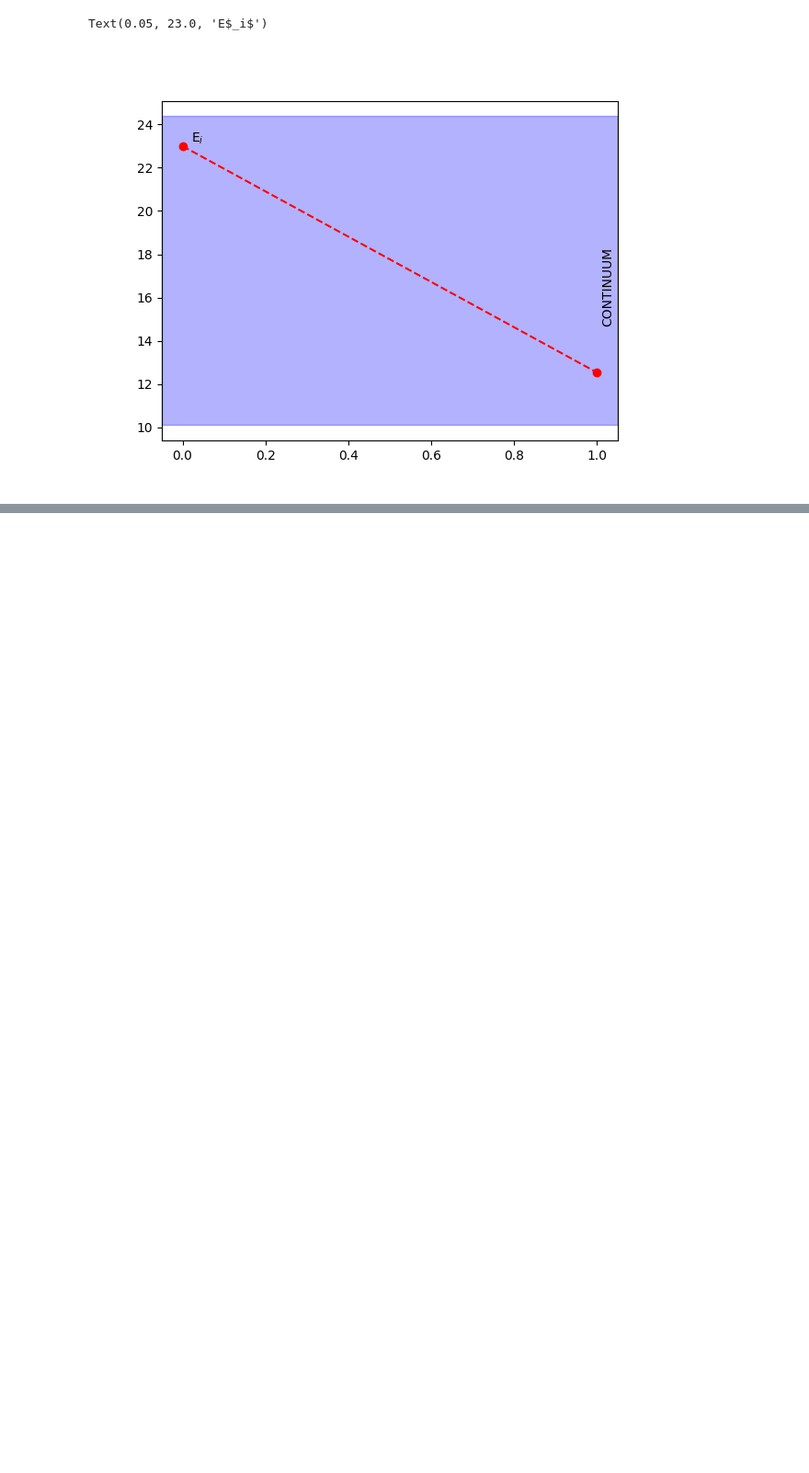
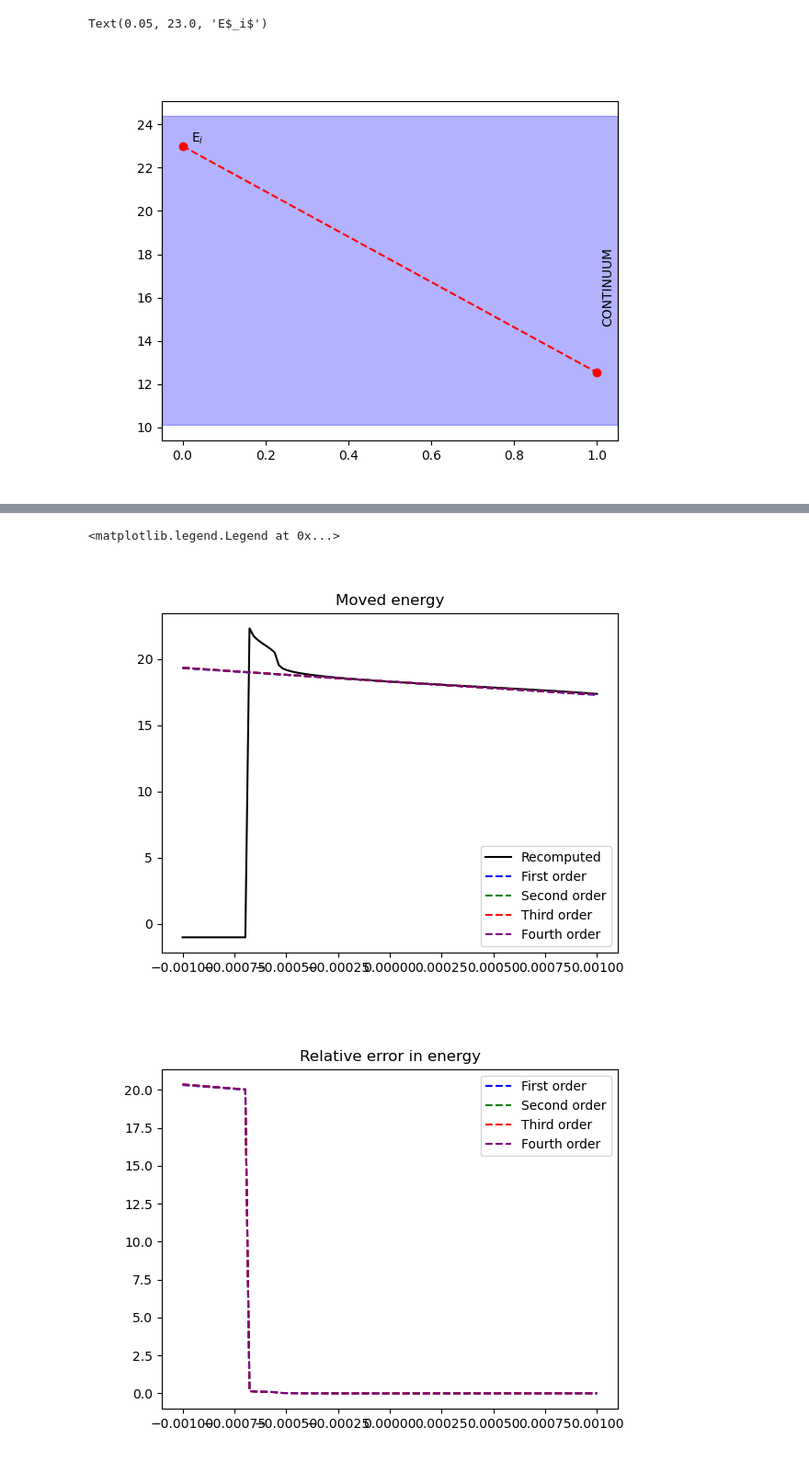
Before and after one commit to Pabce/chipmunc, a Jupyter notebook: test_pathgradient.ipynb, the cells around one changed output, grey strips where cells are left out. Shown at 92% size. Cells and saved outputs as stored; diff of their text form; code cells hidden in the pictures; blank space fills up the shorter version.

```diff
--- a/test_pathgradient.ipynb
+++ b/test_pathgradient.ipynb
@@ -18,9 +18,10 @@ jax_cdf_differential_decay_width_vmap = vmap(jax_cdf_differential_decay_width_vm
 jax_cdf_norm_vmap = vmap(jax_cdf_norm_jit, in_axes=(0, None, None), out_axes=0)
 # %%
 # Get the gradients
-grad_cdf_differential_decay_width = grad(jax_cdf_differential_decay_width, argnums=(0, 4))
+grad_cdf_differential_decay_width = grad(jax_cdf_differential_decay_width, argnums=(0, 1, 4))
 
 grad_x_cdf_differential_decay_width = grad(jax_cdf_differential_decay_width, argnums=(0))
+grad_i_cdf_differential_decay_width = grad(jax_cdf_differential_decay_width, argnums=(1))
 grad_theta_cdf_differential_decay_width = grad(jax_cdf_differential_decay_width, argnums=(4))
 grad2_xtheta_cdf_differential_decay_width = grad(grad_x_cdf_differential_decay_width, argnums=(4))
 grad2_thetatheta_cdf_differential_decay_width = grad(grad_theta_cdf_differential_decay_width, argnums=(4))
@@ -29,8 +30,11 @@ grad_cdf_norm = grad(jax_cdf_norm, argnums=(0, 2))
 grad_total_decay_width_to_discrete = grad(jax_total_decay_width_to_discrete, argnums=(0))
 
 grad_continuum_cut = grad(jax_continuum_cut, argnums=(3))
+grad_i_continuum_cut = grad(grad_continuum_cut, argnums=(0))
+
 grad2_continuum_cut = grad(grad_continuum_cut, argnums=(3))
 grad3_continuum_cut = grad(grad2_continuum_cut, argnums=(3))
+grad4_continuum_cut = grad(grad3_continuum_cut, argnums=(3))
 
 # cdf_norm = jax_cdf_norm(23.0, DISCRETE_CONTINUUM_BOUNDARY, 0.01)
 # print(cdf_norm, "cdf_norm")
@@ -53,8 +57,15 @@ def grad_theta_x(final_energy, initial_energy, discrete_energies, discrete_conti
 
     return grad_theta_x_val
 
+def grad_theta_i(final_energy, initial_energy, discrete_energies, discrete_continuum_boundary, disp_parameter):
+    grad_i_cdf = grad_i_cdf_differential_decay_width(final_energy, initial_energy, discrete_energies, discrete_continuum_boundary, disp_parameter)
+    grad_theta_cdf = grad_theta_cdf_differential_decay_width(final_energy, initial_energy, discrete_energies, discrete_continuum_boundary, disp_parameter)
+
+    return - grad_theta_cdf / grad_i_cdf
+
 grad2_theta_x = grad(grad_theta_x, argnums=(4))
 grad3_theta_x = grad(grad2_theta_x, argnums=(4))
+grad4_theta_x = grad(grad3_theta_x, argnums=(4))
 
 def grad2_theta_x_explicit(final_energy, initial_energy, discrete_energies, discrete_continuum_boundary, disp_parameter):
     grad_x_cdf = grad_x_cdf_differential_decay_width(final_energy, initial_energy, discrete_energies, discrete_continuum_boundary, disp_parameter)
@@ -281,7 +288,7 @@ discrete_energies = DISCRETE_ENERGIES
 discrete_continuum_boundary = DISCRETE_CONTINUUM_BOUNDARY
 disp_parameter = 0.01
 
-epsilon = 10e-4
+epsilon = 1e-4
 
 # Sample an event and compute the gradients w.r.t. the disp_parameter
 r = 0.4
@@ -324,11 +405,12 @@ Recomputed
 # %%
+%matplotlib widget
 # Let's try and "move" an event
 initial_energy = 23.0
 discrete_energies = DISCRETE_ENERGIES
 discrete_continuum_boundary = DISCRETE_CONTINUUM_BOUNDARY
 disp_parameter = 0.01
 
-epsilons = np.linspace(-0.001, 0.001, 50)
+epsilons = np.linspace(-0.001, 0.001, 100)
 
 moved_energies_1 = []
 moved_continuum_cuts_1 = []
@@ -336,12 +418,14 @@ moved_energies_2 = []
 moved_continuum_cuts_2 = []
 moved_energies_3 = []
 moved_continuum_cuts_3 = []
+moved_energies_4 = []
+moved_continuum_cuts_4 = []
 
 recomputed_energies = []
 recomputed_continuum_cuts = []
 
 # Sample an event and compute the gradients w.r.t. the disp_parameter
-r = 0.2
+r = 0.5
 
 # Sample energy and compute gradients
 next_energy, continuum_cut = spicy_inverse_cdf_differential_decay_width(
@@ -353,8 +437,10 @@ grad_thx = grad_theta_x(next_energy, initial_energy, discrete_energies, discrete
 grad_cb = grad_continuum_cut(initial_energy, discrete_energies, discrete_continuum_boundary, disp_parameter)
 grad2_thx = grad2_theta_x(next_energy, initial_energy, discrete_energies, discrete_continuum_boundary, disp_parameter)
 grad2_cb = grad2_continuum_cut(initial_energy, discrete_energies, discrete_continuum_boundary, disp_parameter)
-grad3_thx = grad3_theta_x_explicit(next_energy, initial_energy, discrete_energies, discrete_continuum_boundary, disp_parameter)
+grad3_thx = grad3_theta_x(next_energy, initial_energy, discrete_energies, discrete_continuum_boundary, disp_parameter)
 grad3_cb = grad3_continuum_cut(initial_energy, discrete_energies, discrete_continuum_boundary, disp_parameter)
+grad4_thx = grad4_theta_x(next_energy, initial_energy, discrete_energies, discrete_continuum_boundary, disp_parameter)
+grad4_cb = grad4_continuum_cut(initial_energy, discrete_energies, discrete_continuum_boundary, disp_parameter)
 
 for epsilon in epsilons:
     # "Move the event" by epsilon
@@ -365,6 +451,8 @@ for epsilon in epsilons:
     moved_continuum_cut_2 = moved_continuum_cut_1 + 1/2 * epsilon**2 * grad2_cb
     moved_energy_3 = moved_energy_2 + 1/6 * epsilon**3 * grad3_thx
     moved_continuum_cut_3 = moved_continuum_cut_2 + 1/6 * epsilon**3 * grad3_cb
+    moved_energy_4 = moved_energy_3 + 1/24 * epsilon**4 * grad4_thx
+    moved_continuum_cut_4 = moved_continuum_cut_3 + 1/24 * epsilon**4 * grad4_cb
 
     moved_energies_1.append(moved_energy_1)
     moved_continuum_cuts_1.append(moved_continuum_cut_1)
@@ -372,30 +460,70 @@ for epsilon in epsilons:
     moved_continuum_cuts_2.append(moved_continuum_cut_2)
     moved_energies_3.append(moved_energy_3)
     moved_continuum_cuts_3.append(moved_continuum_cut_3)
+    moved_energies_4.append(moved_energy_4)
+    moved_continuum_cuts_4.append(moved_continuum_cut_4)
 
     # Now sample the event again at the new value of the disp_parameter
     recomp_energy, recomp_continuum_cut = spicy_inverse_cdf_differential_decay_width(
                                                         r, initial_energy, discrete_energies,
                                                         discrete_continuum_boundary,
                                                         moved_disp_parameter)
 
     recomputed_energies.append(recomp_energy)
     recomputed_continuum_cuts.append(recomp_continuum_cut)
 
 recomputed_energies = np.array(recomputed_energies)
 moved_energies_1 = np.array(moved_energies_1)
 moved_energies_2 = np.array(moved_energies_2)
+moved_energies_3 = np.array(moved_energies_3)
+moved_energies_4 = np.array(moved_energies_4)
+recomputed_continuum_cuts = np.array(recomputed_continuum_cuts)
+moved_continuum_cuts_1 = np.array(moved_continuum_cuts_1)
+moved_continuum_cuts_2 = np.array(moved_continuum_cuts_2)
+moved_continuum_cuts_3 = np.array(moved_continuum_cuts_3)
+moved_continuum_cuts_4 = np.array(moved_continuum_cuts_4)
+
 
 plt.figure()
 plt.plot(epsilons, recomputed_energies, label='Recomputed', color='black')
 plt.plot(epsilons, moved_energies_1, linestyle='--', label='First order', color='blue')
 plt.plot(epsilons, moved_energies_2, linestyle='--', label='Second order', color='green')
 plt.plot(epsilons, moved_energies_3, linestyle='--', label='Third order', color='red')
+plt.plot(epsilons, moved_energies_4, linestyle='--', label='Fourth order', color='purple')
+plt.title('Moved energy')
 plt.legend()
 
 plt.figure()
 # Plot the relative errors
 plt.plot(epsilons, np.abs((recomputed_energies - moved_energies_1)/recomputed_energies), linestyle='--', label='First order', color='blue')
 plt.plot(epsilons, np.abs((recomputed_energies - moved_energies_2)/recomputed_energies), linestyle='--', label='Second order', color='green')
 plt.plot(epsilons, np.abs((recomputed_energies - moved_energies_3)/recomputed_energies), linestyle='--', label='Third order', color='red')
+plt.plot(epsilons, np.abs((recomputed_energies - moved_energies_4)/recomputed_energies), linestyle='--', label='Fourth order', color='purple')
+plt.title('Relative error in energy')
 plt.legend()
+
+plt.figure()
+plt.plot(epsilons, recomputed_continuum_cuts, label='Recomputed', color='black')
+plt.plot(epsilons, moved_continuum_cuts_1, linestyle='--', label='First order', color='blue')
+plt.plot(epsilons, moved_continuum_cuts_2, linestyle='--', label='Second order', color='green')
+plt.plot(epsilons, moved_continuum_cuts_3, linestyle='--', label='Third order', color='red')
+plt.plot(epsilons, moved_continuum_cuts_4, linestyle='--', label='Fourth order', color='purple')
+# Horizontal line at r
+plt.axhline(r, linestyle='-.', color='pink')
+# Vertical line at the value of epsilon that makes the continuum cut equal to r
+plt.axvline(epsilons[np.argmin(np.abs(r - recomputed_continuum_cuts))], linestyle='-.', color='pink')
+plt.title('Moved continuum cut')
+plt.legend()
+
+plt.figure()
+# Plot the relative errors
+plt.plot(epsilons, np.abs((recomputed_continuum_cuts - moved_continuum_cuts_1)/recomputed_continuum_cuts), linestyle='--', label='First order', color='blue')
+plt.plot(epsilons, np.abs((recomputed_continuum_cuts - moved_continuum_cuts_2)/recomputed_continuum_cuts), linestyle='--', label='Second order', color='green')
+plt.plot(epsilons, np.abs((recomputed_continuum_cuts - moved_continuum_cuts_3)/recomputed_continuum_cuts), linestyle='--', label='Third order', color='red')
+plt.plot(epsilons, np.abs((recomputed_continuum_cuts - moved_continuum_cuts_4)/recomputed_continuum_cuts), linestyle='--', label='Fourth order', color='purple')
+plt.title('Relative error in continuum cut')
+plt.legend()
+# %% [output]
+<matplotlib.legend.Legend at 0x...>
+[figure, added]
+[figure, added]
```
Also changed, not shown: parts of 6 cells of this notebook, 4 other files.
